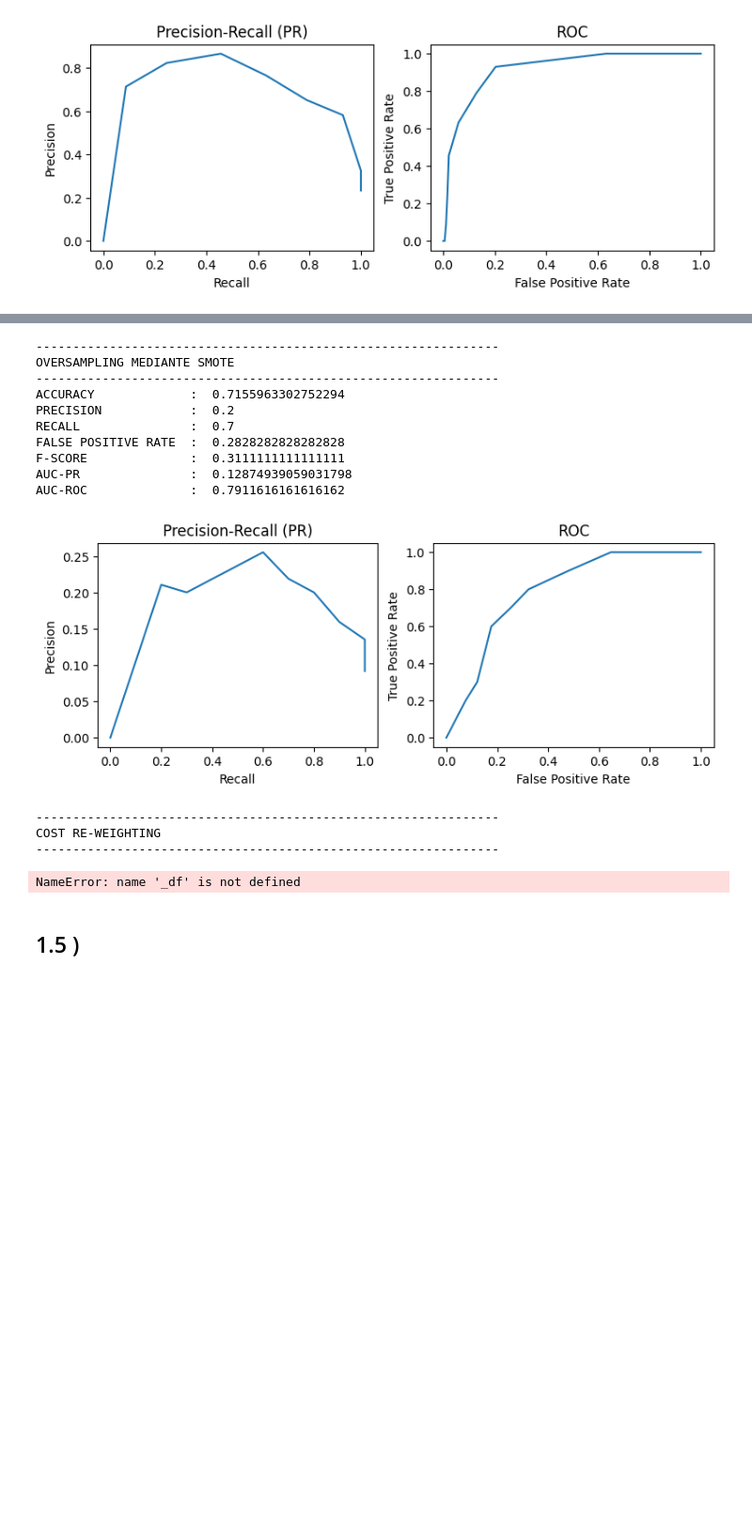
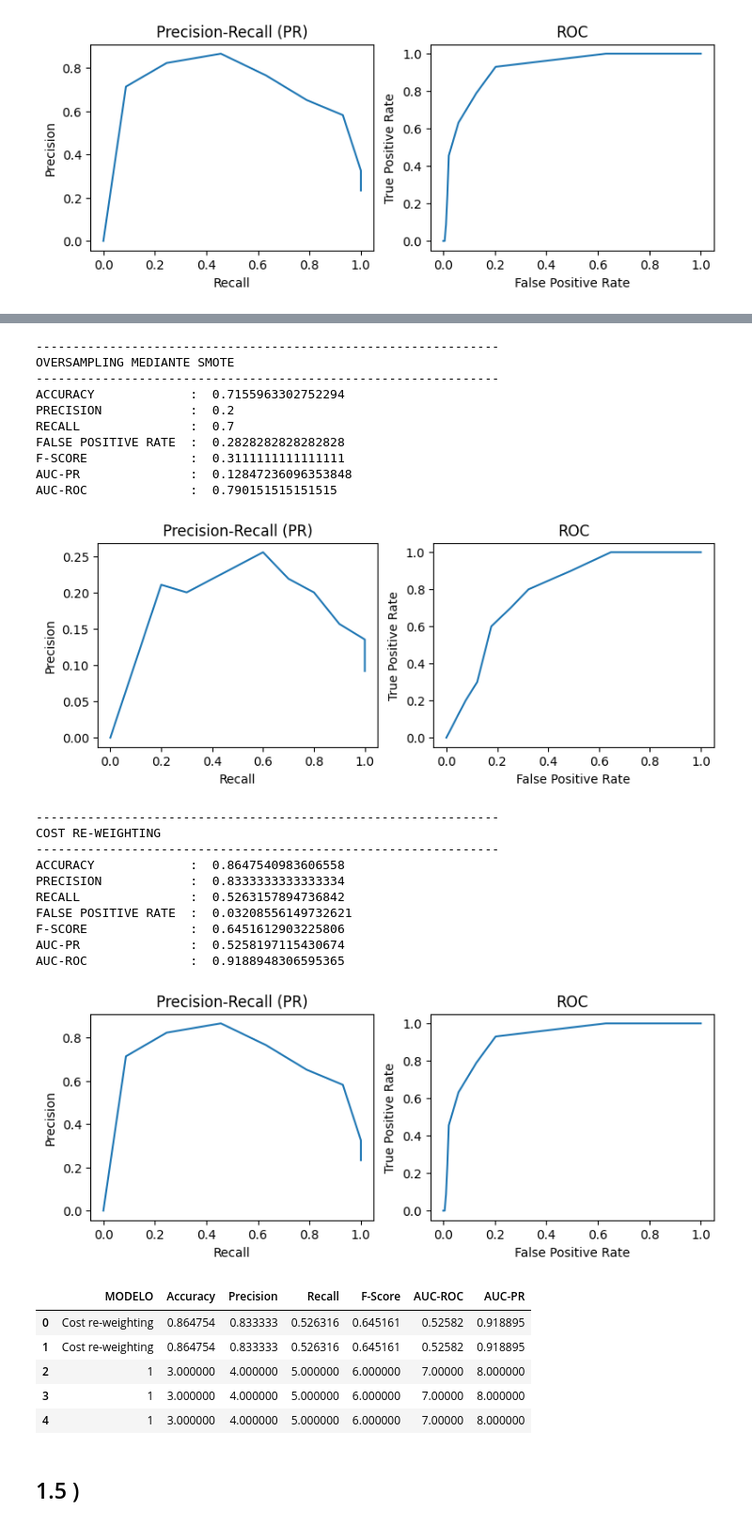
Before and after one commit to NazaGonella/TP02-machine-learning, a Jupyter notebook: Gonella_Nazareno_Notebook_TP2.ipynb, the cells around one changed output, grey strips where cells are left out. Shown at 94% size. Saved outputs shown, nothing was run; the diff lists cells and outputs as text; code cells hidden in the pictures; blank space fills up the shorter version.

```diff
--- a/Gonella_Nazareno_Notebook_TP2.ipynb
+++ b/Gonella_Nazareno_Notebook_TP2.ipynb
@@ -403,7 +421,7 @@ cell_diagnosis_dev_oversampled_by_SMOTE : pd.DataFrame = prepro.oversample_by_SM
 # for col in ['Diagnosis', 'GeneticMutation', 'CellType_Epthlial', 'CellType_Mesnchymal', 'CellType_Unknown']:
 #     print(f"{col}: {cell_diagnosis_dev_oversampled_by_SMOTE[col].unique()}")
 # display(cell_diagnosis_dev_oversampled_by_SMOTE)
-evaluate_model_1_4(cell_diagnosis_dev_oversampled_by_SMOTE)
+metricas_1_4 = evaluate_model_1_4(cell_diagnosis_dev_oversampled_by_SMOTE, metricas_1_4, method_name='Oversampling SMOTE')
 # %% [output]
 ---------------------------------------------------------------
 OVERSAMPLING MEDIANTE SMOTE
@@ -413,8 +431,8 @@ PRECISION            :  0.2
 RECALL               :  0.7
 FALSE POSITIVE RATE  :  0.2828282828282828
 F-SCORE              :  0.3111111111111111
-AUC-PR               :  0.12874939059031798
-AUC-ROC              :  0.7911616161616162
+AUC-PR               :  0.12847236096353848
+AUC-ROC              :  0.790151515151515
 [figure]
 # %%
 # OVERSAMPLING (DUPLICACIÓN)
@@ -429,33 +447,58 @@ train_1_4_reweighted, validation_1_4_reweighted = data_handler.get_train_and_val
 log_reg_1_4_reweighted : LogisticRegression = LogisticRegression(train_1_4_reweighted.drop(columns=['Diagnosis']).to_numpy(), train_1_4_reweighted['Diagnosis'].to_numpy(), L2 = 9)
 log_reg_1_4_reweighted.fit_gradient_descent_reweighted(
     int(cell_diagnosis_dev_imbalanced_processed_and_standardized['Diagnosis'].value_counts().idxmax()),
     step_size=0.001,
     tolerance=0.001,
     max_number_of_steps=100000
 )
 log_reg_1_4_reweighted.predict(validation_1_4_reweighted.drop(columns=['Diagnosis']).to_numpy())
 log_reg_1_4_reweighted.evaluate(validation_1_4_reweighted['Diagnosis'].to_numpy(), threshold = 0.5)
 log_reg_1_4_reweighted.print_metrics()
 recalls, precisions = log_reg_1_4_reweighted.get_roc_points(validation_1_4_reweighted['Diagnosis'].to_numpy(), k_points=10)
 falses_positives_rateses, trues_positives_rateses = log_reg_1_4_reweighted.get_pr_points(validation_1_4_reweighted['Diagnosis'].to_numpy(), k_points=10)
 print("AUC-PR               : ", utils.get_area_under_curve(recalls, precisions))
 print("AUC-ROC              : ", utils.get_area_under_curve(falses_positives_rateses, trues_positives_rateses))
 plt.figure(figsize=(9, 3))
 plt.subplot(1, 2, 1)
 plt.title("Precision-Recall (PR)")
 plt.plot(recalls, precisions)
 plt.xlabel("Recall")
 plt.ylabel("Precision")
 plt.subplot(1, 2, 2)
 plt.title("ROC")
 plt.plot(falses_positives_rateses, trues_positives_rateses)
 plt.xlabel("False Positive Rate")
 plt.ylabel("True Positive Rate")
 plt.show()
+metricas_1_4.loc[-1] = [
+    'Cost re-weighting',
+    log_reg_1_4_reweighted.get_accuracy(),
+    log_reg_1_4_reweighted.get_precision(),
+    log_reg_1_4_reweighted.get_recall(),
+    log_reg_1_4_reweighted.get_f_score(),
+    utils.get_area_under_curve(recalls, precisions),
+    utils.get_area_under_curve(falses_positives_rateses, trues_positives_rateses)
+]
+metricas_1_4.index = metricas_1_4.index + 1
+metricas_1_4 = metricas_1_4.sort_index()
+metricas_1_4.head()
 # %% [output]
 ---------------------------------------------------------------
 COST RE-WEIGHTING
 ---------------------------------------------------------------
+ACCURACY             :  0.8647540983606558
+PRECISION            :  0.8333333333333334
+RECALL               :  0.5263157894736842
+FALSE POSITIVE RATE  :  0.03208556149732621
+F-SCORE              :  0.6451612903225806
+AUC-PR               :  0.5258197115430674
+AUC-ROC              :  0.9188948306595365
-NameError: name '_df' is not defined
+[figure, added]
+|  | MODELO | Accuracy | Precision | Recall | F-Score | AUC-ROC | AUC-PR |
+| 0 | Cost re-weighting | 0.864754 | 0.833333 | 0.526316 | 0.645161 | 0.52582 | 0.918895 |
+| 1 | Cost re-weighting | 0.864754 | 0.833333 | 0.526316 | 0.645161 | 0.52582 | 0.918895 |
+| 2 | 1 | 3.000000 | 4.000000 | 5.000000 | 6.000000 | 7.00000 | 8.000000 |
+| 3 | 1 | 3.000000 | 4.000000 | 5.000000 | 6.000000 | 7.00000 | 8.000000 |
+| 4 | 1 | 3.000000 | 4.000000 | 5.000000 | 6.000000 | 7.00000 | 8.000000 |
 # %% [markdown]
 ## 1.5 )
```
Also changed, not shown: parts of 5 cells of this notebook, 1 other file.
